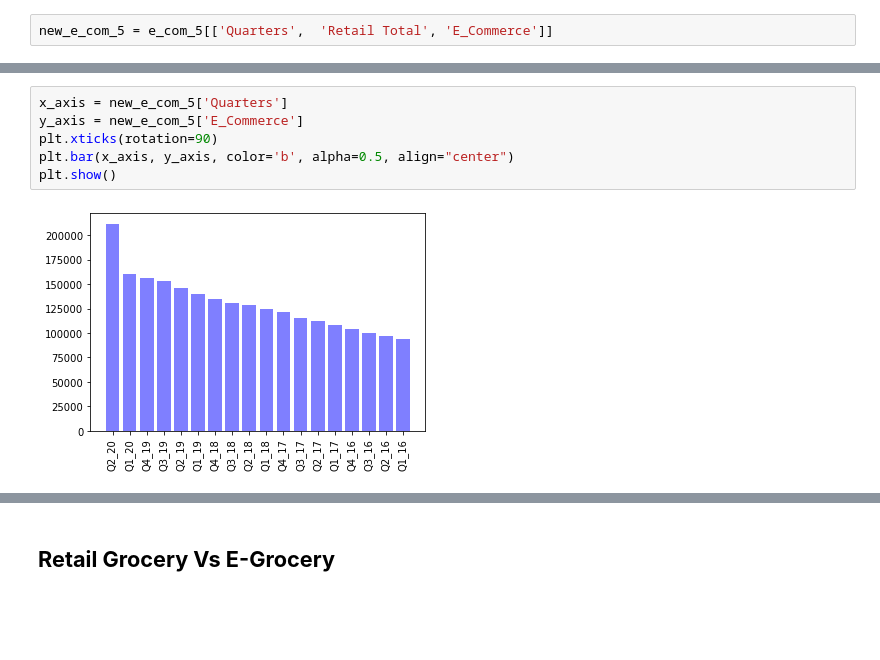
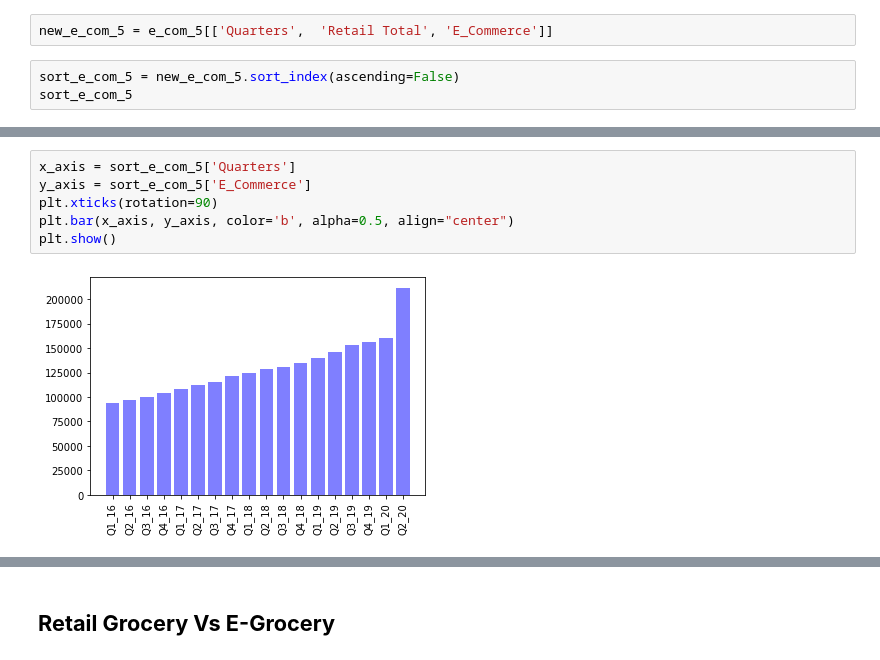
Before and after one commit to LenSin3/Conservatory-cvd19-retail, a Jupyter notebook: covid-retail.ipynb, the cells around one changed output, grey strips where cells are left out. Cells and saved outputs as stored; diff of their text form; blank space fills up the shorter version.

```diff
--- a/covid-retail.ipynb
+++ b/covid-retail.ipynb
@@ -188,3 +181,6 @@ Index(['Quarter', 'Retail Total', 'E_Commerce', 'E_Com_Pct_Total',
       dtype='object')
 # %%
 new_e_com_5 = e_com_5[['Quarters',  'Retail Total', 'E_Commerce']]
+# %%
+sort_e_com_5 = new_e_com_5.sort_index(ascending=False)
+sort_e_com_5
@@ -220,11 +234,11 @@ labs
 Name: Quarters, dtype: object
 # %%
-x_axis = new_e_com_5['Quarters']
-y_axis = new_e_com_5['E_Commerce']
+x_axis = sort_e_com_5['Quarters']
+y_axis = sort_e_com_5['E_Commerce']
 plt.xticks(rotation=90)
 plt.bar(x_axis, y_axis, color='b', alpha=0.5, align="center")
 plt.show()
 # %% [output]
-[figure, old version]
+[figure, new version]
 # %%
 t = [x for x in labs]
```
Also changed, not shown: parts of 8 cells of this notebook.
